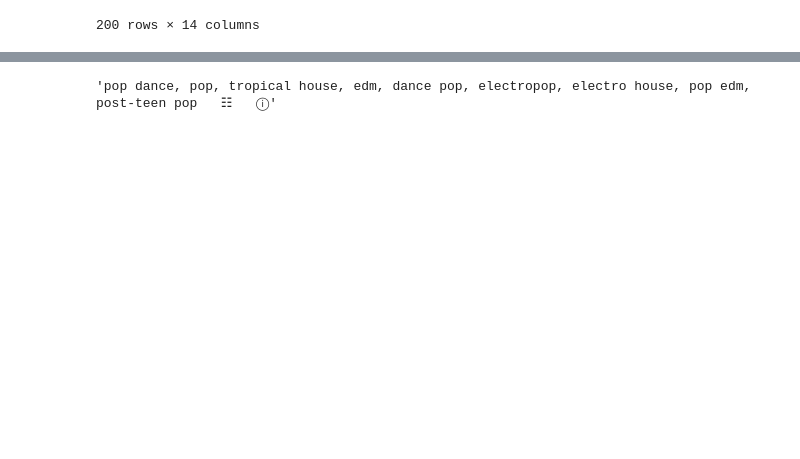
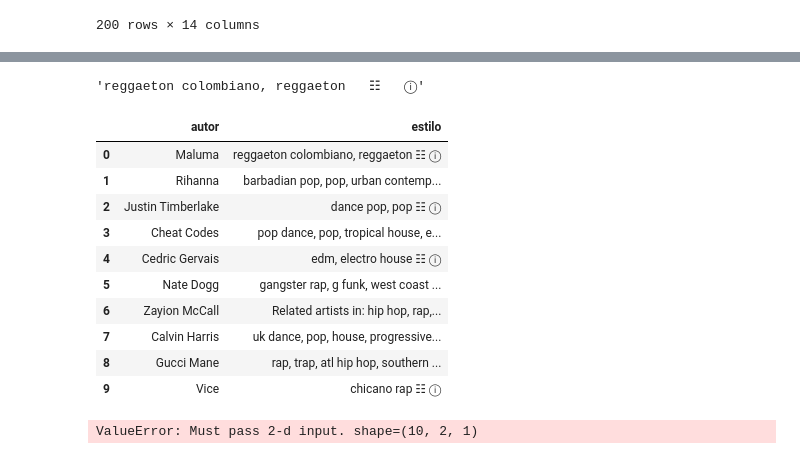
Before and after one commit to SergioSuarezgh/Project_Final_Spotify, a Jupyter notebook: src/spoty_dia.ipynb, the cells around one changed output, grey strips where cells are left out. Drawn from its saved outputs; the diff is of its cells as text; code cells hidden in the pictures; blank space fills up the shorter version.

```diff
--- a/src/spoty_dia.ipynb
+++ b/src/spoty_dia.ipynb
@@ -377,0 +447,3 @@ autores2
+# %%
+autores3=autores2[:10]
+autores3
@@ -378,5 +461,5 @@ autores2
 # %%
-def autoress(autores):
+def extraer_autores(autor):
     driver=webdriver.Chrome(PATH)
     driver.get('https://everynoise.com/engenremap.html')
 
@@ -389,7 +472,7 @@ def autoress(autores):
 
     time.sleep(2)
 
-    input_autor.send_keys(str(autores2[0]))  # escribe texto
+    input_autor.send_keys(str(autor))  # escribe texto
 
     input_autor.send_keys(u'\ue007')  # tecla ENTER
 
@@ -397,8 +480,45 @@ def autoress(autores):
 
     datos=driver.find_element(By.XPATH,'/html/body/div').text
 
-    return datos
+
+
+
+    cadena_final=datos
+
+    #cadena_final=pd.DataFrame(cadena_final)
+
+    driver.quit()
+
+    return cadena_final
-# %%
-autoress(autores)
-# %% [output]
-'pop dance, pop, tropical house, edm, dance pop, electropop, electro house, pop edm, post-teen pop   ☷   ⓘ'
+# %%
+ttt=[]
+for i in autores3:
+
+    ttt.append(extraer_autores(i))
+# %%
+ttt[0]
+# %% [output]
+'reggaeton colombiano, reggaeton   ☷   ⓘ'
+# %%
+uniooon=pd.DataFrame(columns=['autor','estilo'])
+for a,e in zip(autores3,ttt):
+    uniooon=uniooon.append({'autor':a, 'estilo':e},ignore_index=True)
+# %%
+uniooon
+# %% [output]
+|  | autor | estilo |
+| 0 | Maluma | reggaeton colombiano, reggaeton ☷ ⓘ |
+| 1 | Rihanna | barbadian pop, pop, urban contemp... |
+| 2 | Justin Timberlake | dance pop, pop ☷ ⓘ |
+| 3 | Cheat Codes | pop dance, pop, tropical house, e... |
+| 4 | Cedric Gervais | edm, electro house ☷ ⓘ |
+| 5 | Nate Dogg | gangster rap, g funk, west coast ... |
+| 6 | Zayion McCall | Related artists in: hip hop, rap,... |
+| 7 | Calvin Harris | uk dance, pop, house, progressive... |
+| 8 | Gucci Mane | rap, trap, atl hip hop, southern ... |
+| 9 | Vice | chicano rap ☷ ⓘ |
+# %%
+dff=pd.DataFrame(ttt)
+dff
+# %% [output]
+ValueError: Must pass 2-d input. shape=(10, 2, 1)
```
Also changed, not shown: parts of 19 cells of this notebook, 1 other file.
